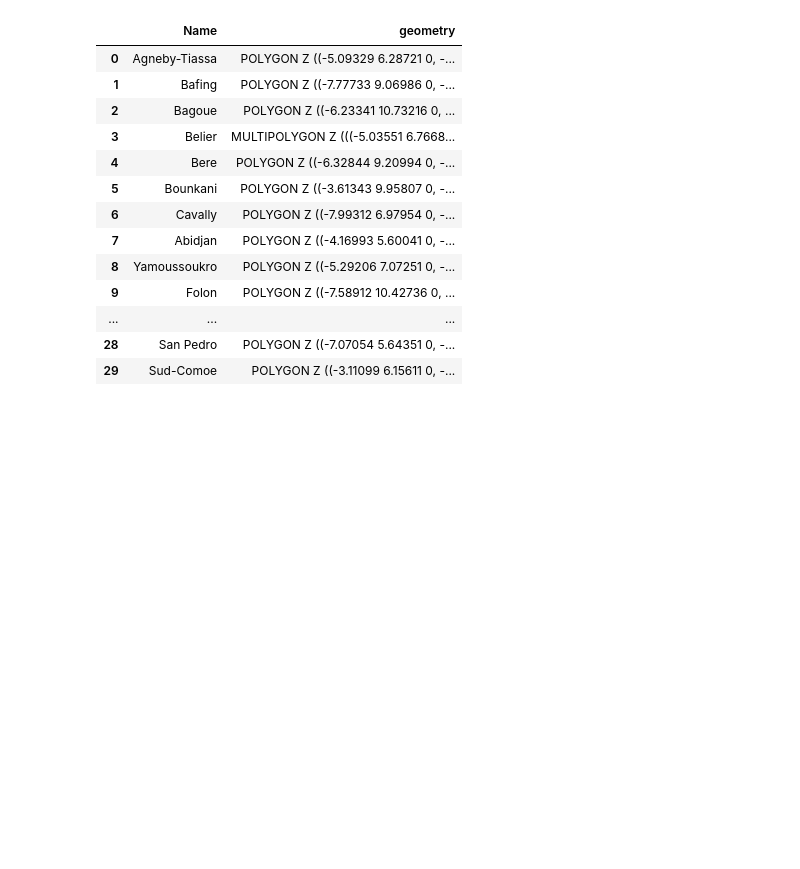
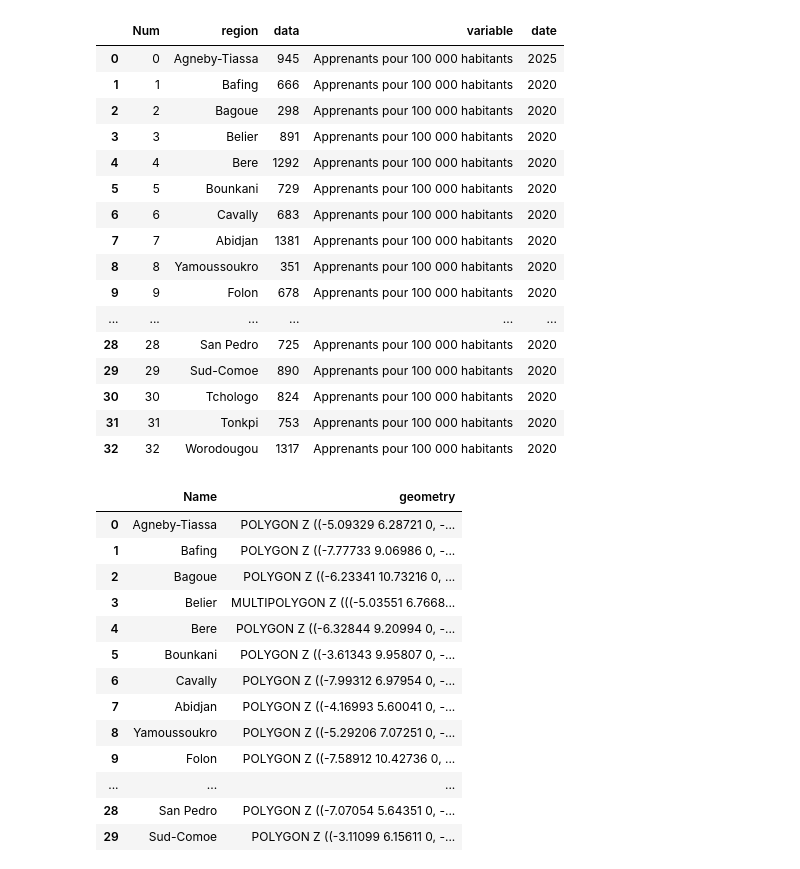
Before and after one commit to Mr-KAM/carte-dynamique, a Jupyter notebook: backend/maps/test.ipynb, the cells around one changed output. Saved outputs shown, nothing was run; the diff lists cells and outputs as text; code cells hidden in the pictures; blank space fills up the shorter version.

```diff
--- a/backend/maps/test.ipynb
+++ b/backend/maps/test.ipynb
@@ -30,3 +30,23 @@ TypeError: plot_choropleth() got an unexpected keyword argument 'text_outline_co
+# %%
+df
+# %% [output]
+|  | Num | region | data | variable | date |
+| 0 | 0 | Agneby-Tiassa | 945 | Apprenants pour 100 000 habitants | 2025 |
+| 1 | 1 | Bafing | 666 | Apprenants pour 100 000 habitants | 2020 |
+| 2 | 2 | Bagoue | 298 | Apprenants pour 100 000 habitants | 2020 |
+| 3 | 3 | Belier | 891 | Apprenants pour 100 000 habitants | 2020 |
+| 4 | 4 | Bere | 1292 | Apprenants pour 100 000 habitants | 2020 |
+| 5 | 5 | Bounkani | 729 | Apprenants pour 100 000 habitants | 2020 |
+| 6 | 6 | Cavally | 683 | Apprenants pour 100 000 habitants | 2020 |
+| 7 | 7 | Abidjan | 1381 | Apprenants pour 100 000 habitants | 2020 |
+| 8 | 8 | Yamoussoukro | 351 | Apprenants pour 100 000 habitants | 2020 |
+| 9 | 9 | Folon | 678 | Apprenants pour 100 000 habitants | 2020 |
+| ... | ... | ... | ... | ... | ... |
+| 28 | 28 | San Pedro | 725 | Apprenants pour 100 000 habitants | 2020 |
+| 29 | 29 | Sud-Comoe | 890 | Apprenants pour 100 000 habitants | 2020 |
+| 30 | 30 | Tchologo | 824 | Apprenants pour 100 000 habitants | 2020 |
+| 31 | 31 | Tonkpi | 753 | Apprenants pour 100 000 habitants | 2020 |
+| 32 | 32 | Worodougou | 1317 | Apprenants pour 100 000 habitants | 2020 |
 # %%
 gdf
 # %% [output]
```
Also changed, not shown: parts of 1 cell of this notebook, 1 other file.
